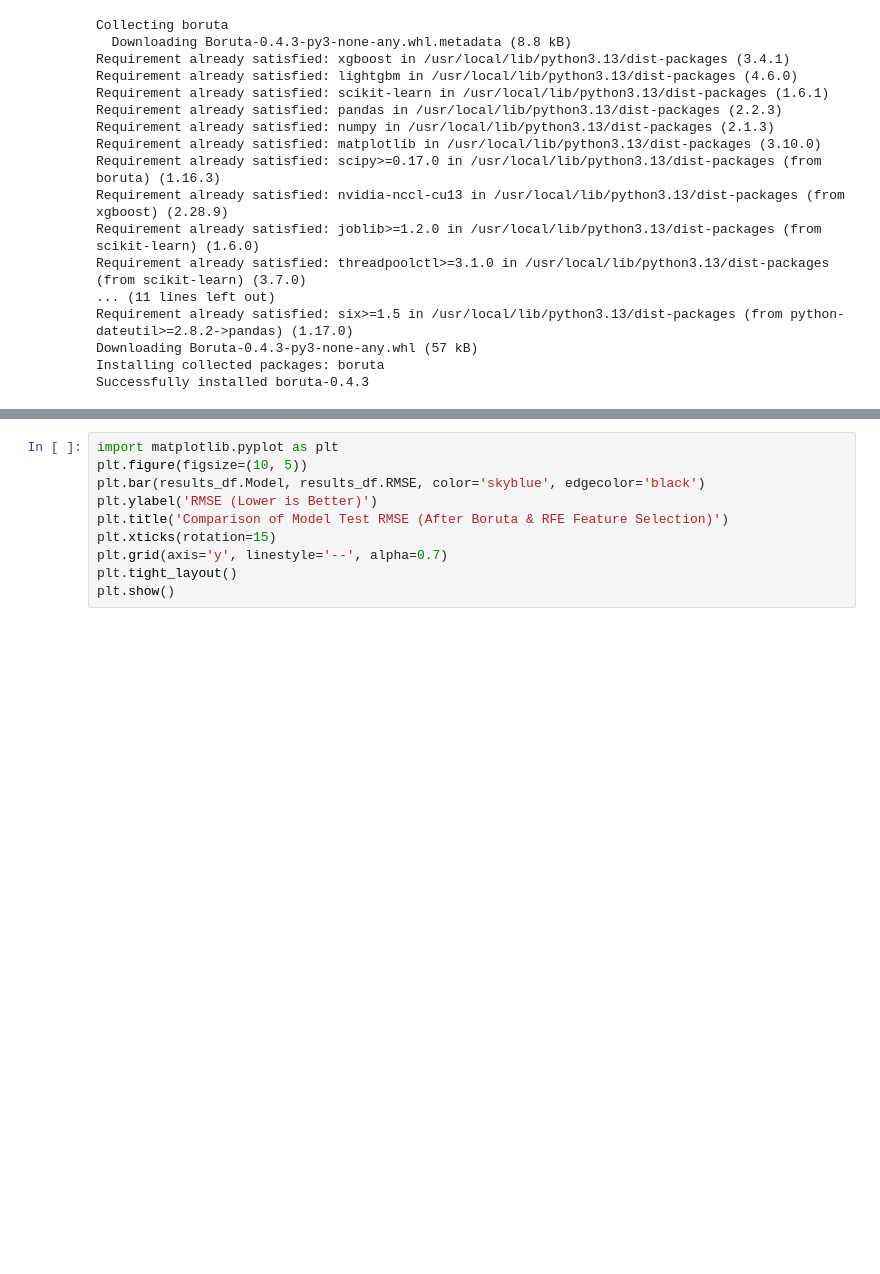
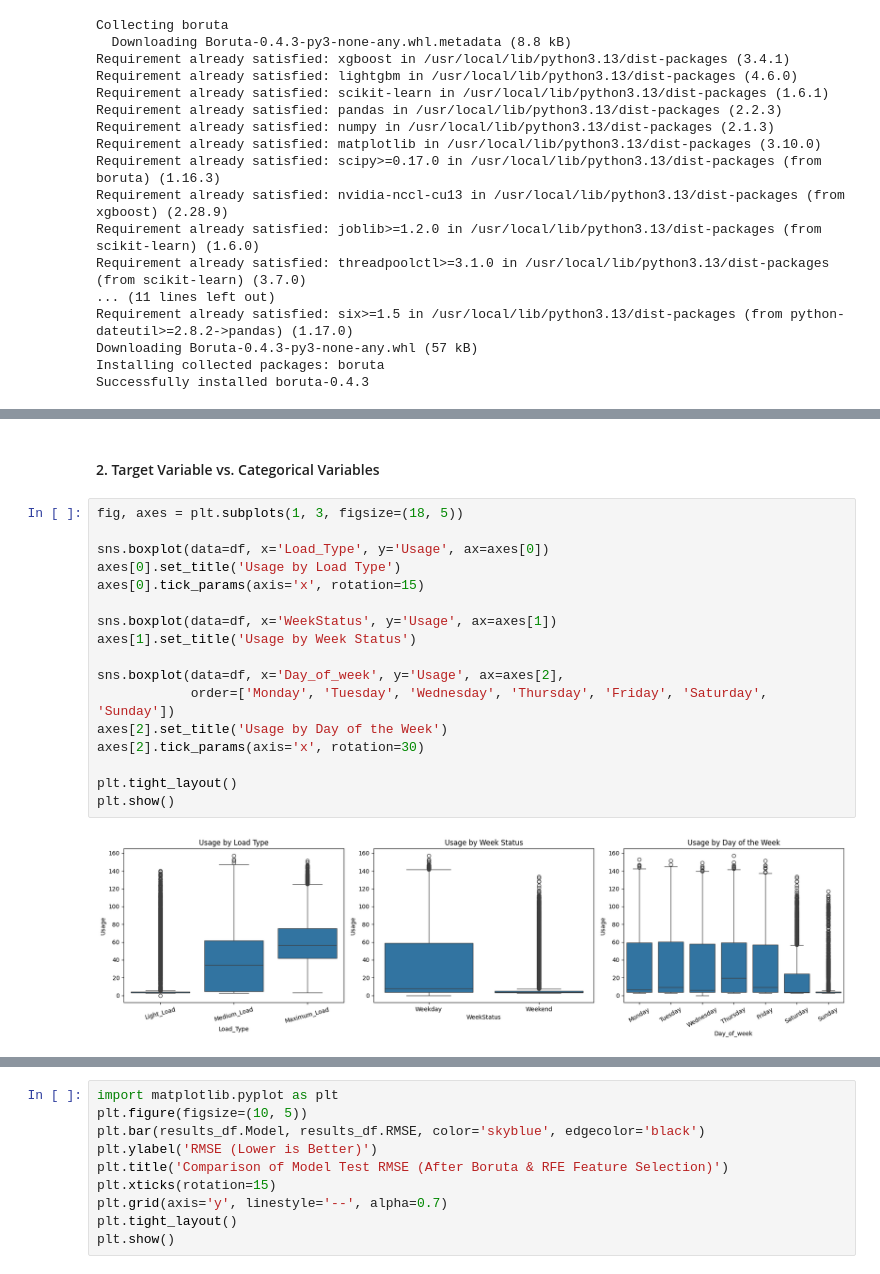
Before and after one commit to Suyash-Codes-AI/RP, a Jupyter notebook: RP_PAPER.ipynb, the cells around one changed output, grey strips where cells are left out. Saved outputs shown, nothing was run; the diff lists cells and outputs as text; blank space fills up the shorter version.

```diff
--- a/RP_PAPER.ipynb
+++ b/RP_PAPER.ipynb
@@ -101,0 +201,21 @@ Day_of_week matches timestamp: True
+# %% [markdown]
+#### 2. Target Variable vs. Categorical Variables
+# %%
+fig, axes = plt.subplots(1, 3, figsize=(18, 5))
+
+sns.boxplot(data=df, x='Load_Type', y='Usage', ax=axes[0])
+axes[0].set_title('Usage by Load Type')
+axes[0].tick_params(axis='x', rotation=15)
+
+sns.boxplot(data=df, x='WeekStatus', y='Usage', ax=axes[1])
+axes[1].set_title('Usage by Week Status')
+
+sns.boxplot(data=df, x='Day_of_week', y='Usage', ax=axes[2],
+            order=['Monday', 'Tuesday', 'Wednesday', 'Thursday', 'Friday', 'Saturday', 'Sunday'])
+axes[2].set_title('Usage by Day of the Week')
+axes[2].tick_params(axis='x', rotation=30)
+
+plt.tight_layout()
+plt.show()
+# %% [output]
+[figure, added]
```
Also changed, not shown: parts of 25 cells of this notebook.
